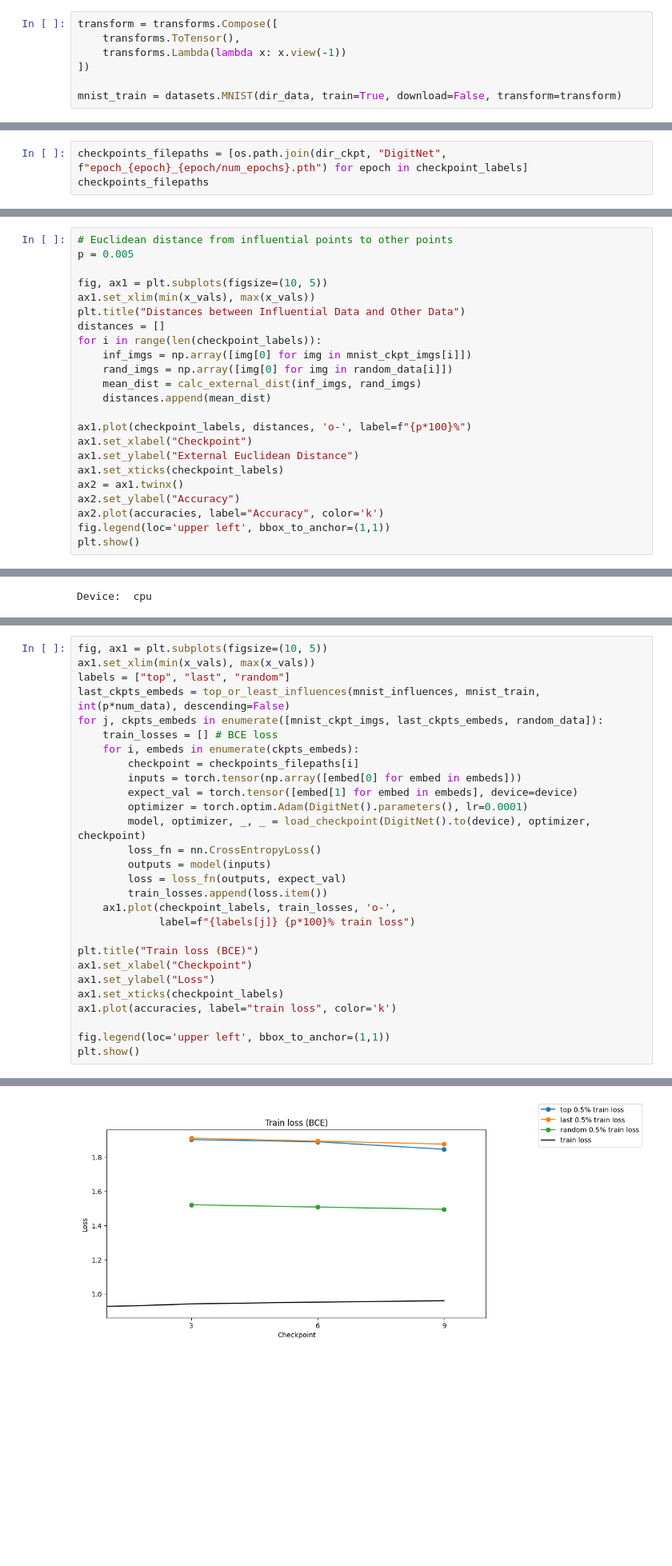
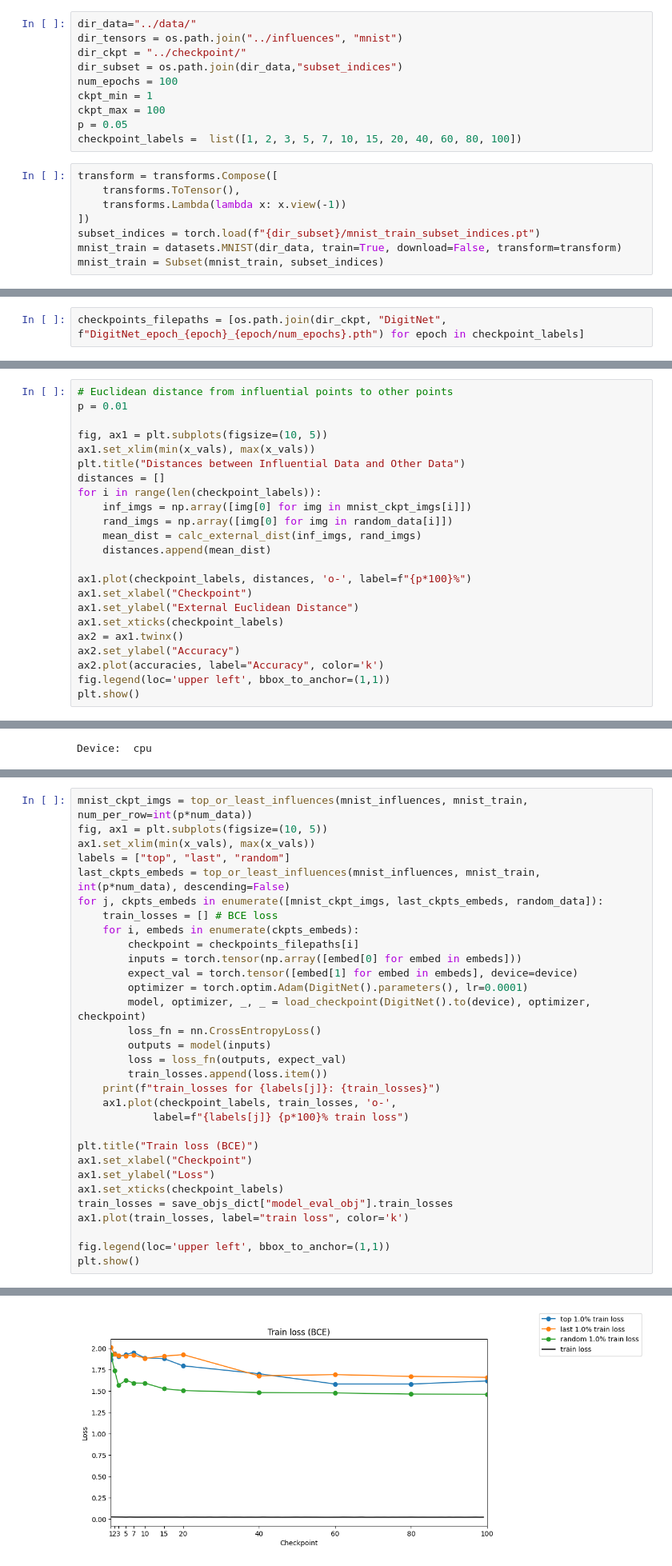
Before and after one commit to Rachelcoll/EULoInf, a Jupyter notebook: noteboooks/01_nn_models.ipynb, the cells around one changed output, grey strips where cells are left out. Shown at 80% size. Drawn from its saved outputs; the diff is of its cells as text; blank space fills up the shorter version.

```diff
--- a/noteboooks/01_nn_models.ipynb
+++ b/noteboooks/01_nn_models.ipynb
@@ -26,10 +18,21 @@ checkpoint_labels =  list(range(ckpt_min, ckpt_max, ckpt_step))
+# %%
+dir_data="../data/"
+dir_tensors = os.path.join("../influences", "mnist")
+dir_ckpt = "../checkpoint/"
+dir_subset = os.path.join(dir_data,"subset_indices")
+num_epochs = 100
+ckpt_min = 1
+ckpt_max = 100
+p = 0.05
+checkpoint_labels =  list([1, 2, 3, 5, 7, 10, 15, 20, 40, 60, 80, 100])
 # %%
 transform = transforms.Compose([
     transforms.ToTensor(),
     transforms.Lambda(lambda x: x.view(-1))
 ])
-
+subset_indices = torch.load(f"{dir_subset}/mnist_train_subset_indices.pt")
 mnist_train = datasets.MNIST(dir_data, train=True, download=False, transform=transform)
+mnist_train = Subset(mnist_train, subset_indices)
 # %%
 save_objs_dict = torch.load(f"{dir_tensors}/accuracies_and_losses.pt", weights_only=False)
 
@@ -127,5 +128,4 @@ mnist_ckpt_imgs = top_or_least_influences(mnist_influences, mnist_train, num_per
 num_data = len(mnist_train)
 x_vals =  list(range(1, num_epochs+1))
 # %%
-checkpoints_filepaths = [os.path.join(dir_ckpt, "DigitNet", f"epoch_{epoch}_{epoch/num_epochs}.pth") for epoch in checkpoint_labels]
-checkpoints_filepaths
+checkpoints_filepaths = [os.path.join(dir_ckpt, "DigitNet", f"DigitNet_epoch_{epoch}_{epoch/num_epochs}.pth") for epoch in checkpoint_labels]
@@ -262,6 +244,6 @@ plt.show()
 # %%
 # Euclidean distance from influential points to other points
-p = 0.005
+p = 0.01
 
 fig, ax1 = plt.subplots(figsize=(10, 5))
 ax1.set_xlim(min(x_vals), max(x_vals))
@@ -450,6 +430,7 @@ class DigitNet(nn.Module):
     def forward(self, x: torch.Tensor) -> torch.Tensor:
         return self.model(x)
 # %%
+mnist_ckpt_imgs = top_or_least_influences(mnist_influences, mnist_train, num_per_row=int(p*num_data))
 fig, ax1 = plt.subplots(figsize=(10, 5))
 ax1.set_xlim(min(x_vals), max(x_vals))
 labels = ["top", "last", "random"]
@@ -466,14 +447,16 @@ for j, ckpts_embeds in enumerate([mnist_ckpt_imgs, last_ckpts_embeds, random_dat
         outputs = model(inputs)
         loss = loss_fn(outputs, expect_val)
         train_losses.append(loss.item())
+    print(f"train_losses for {labels[j]}: {train_losses}")
     ax1.plot(checkpoint_labels, train_losses, 'o-',
-             label=f"{labels[j]} {p*100}% train loss")
+            label=f"{labels[j]} {p*100}% train loss")
 
 plt.title("Train loss (BCE)")
 ax1.set_xlabel("Checkpoint")
 ax1.set_ylabel("Loss")
 ax1.set_xticks(checkpoint_labels)
-ax1.plot(accuracies, label="train loss", color='k')
+train_losses = save_objs_dict["model_eval_obj"].train_losses
+ax1.plot(train_losses, label="train loss", color='k')
 
 fig.legend(loc='upper left', bbox_to_anchor=(1,1))
 plt.show()
@@ -490,4 +481,4 @@ Checkpoint loaded at epoch 9 with completion rate 0.9
-[figure, old version]
+[figure, new version]
 # %%
 fig, ax1 = plt.subplots(figsize=(10, 5))
 ax1.set_xlim(min(x_vals), max(x_vals))
```
Also changed, not shown: parts of 20 cells of this notebook, 33 other files.
